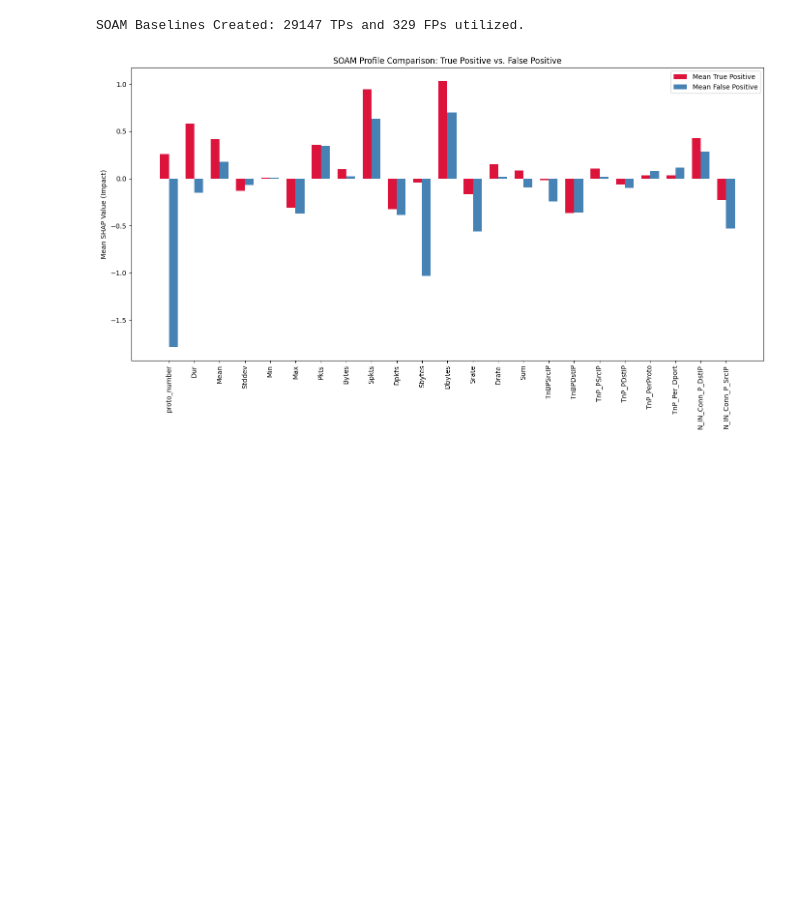
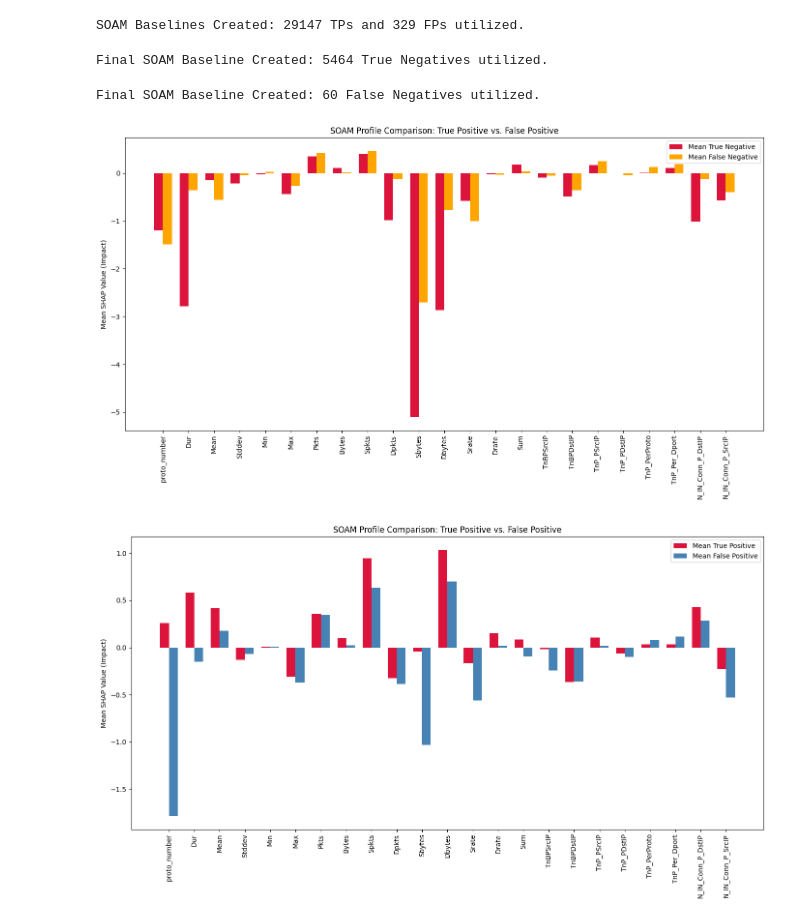
Before and after one commit to MohHaroon/XAI-based-ZSL-for-IIDS, a Jupyter notebook: ZSAL_and_SOAM.ipynb, the cells around one changed output. Drawn from its saved outputs; the diff is of its cells as text; code cells hidden in the pictures; blank space fills up the shorter version.

```diff
--- a/ZSAL_and_SOAM.ipynb
+++ b/ZSAL_and_SOAM.ipynb
@@ -218,6 +218,49 @@ fp_mean_profile = shap_values_train[fp_indices].mean(axis=0)
 print(f"SOAM Baselines Created: {len(tp_indices)} TPs and {len(fp_indices)} FPs utilized.")
 # %% [output]
 SOAM Baselines Created: 29147 TPs and 329 FPs utilized.
+# %%
+# 1. Identify indices for correctly classified Normal traffic in the training subset
+# Assumes you have train_preds and train_subset_labels from our previous step
+tn_indices = np.where((train_preds == 0) & (train_subset_labels == 0))[0]
+
+# 2. Calculate the Mean Normal SHAP Profile
+normal_mean_profile = shap_values_train[tn_indices].mean(axis=0)
+
+soam_path = '/content/drive/MyDrive/IRP_Models/SOAM_Baselines/'
+# 3. Save it to your SOAM Baselines folder
+joblib.dump(normal_mean_profile, f'{soam_path}normal_mean_profile.pkl')
+
+print(f"Final SOAM Baseline Created: {len(tn_indices)} True Negatives utilized.")
+# %% [output]
+Final SOAM Baseline Created: 5464 True Negatives utilized.
+# %%
+fn_indices = np.where((train_preds == 0) & (train_subset_labels == 1))[0]
+
+# 2. Calculate the Mean Normal SHAP Profile
+fn_mean_profile = shap_values_train[fn_indices].mean(axis=0)
+print(f"Final SOAM Baseline Created: {len(fn_indices)} False Negatives utilized.")
+# %% [output]
+Final SOAM Baseline Created: 60 False Negatives utilized.
+# %%
+# 4. Comparative Bar Plot for SOAM Diagnosis
+feature_names = X_train.columns
+x = np.arange(len(feature_names))
+width = 0.35
+
+fig, ax = plt.subplots(figsize=(14, 8))
+rects1 = ax.bar(x - width/2, normal_mean_profile, width, label='Mean True Negative', color='crimson')
+rects4 = ax.bar(x + width/2, fn_mean_profile, width, label='Mean False Negative', color='orange')
+
+ax.set_ylabel('Mean SHAP Value (Impact)')
+ax.set_title('SOAM Profile Comparison: True Positive vs. False Positive')
+ax.set_xticks(x)
+ax.set_xticklabels(feature_names, rotation=90)
+ax.legend()
+
+plt.tight_layout()
+plt.show()
+# %% [output]
+[figure, added]
 # %%
 # 4. Comparative Bar Plot for SOAM Diagnosis
 feature_names = X_train.columns
```
Also changed, not shown: parts of 9 cells of this notebook.
